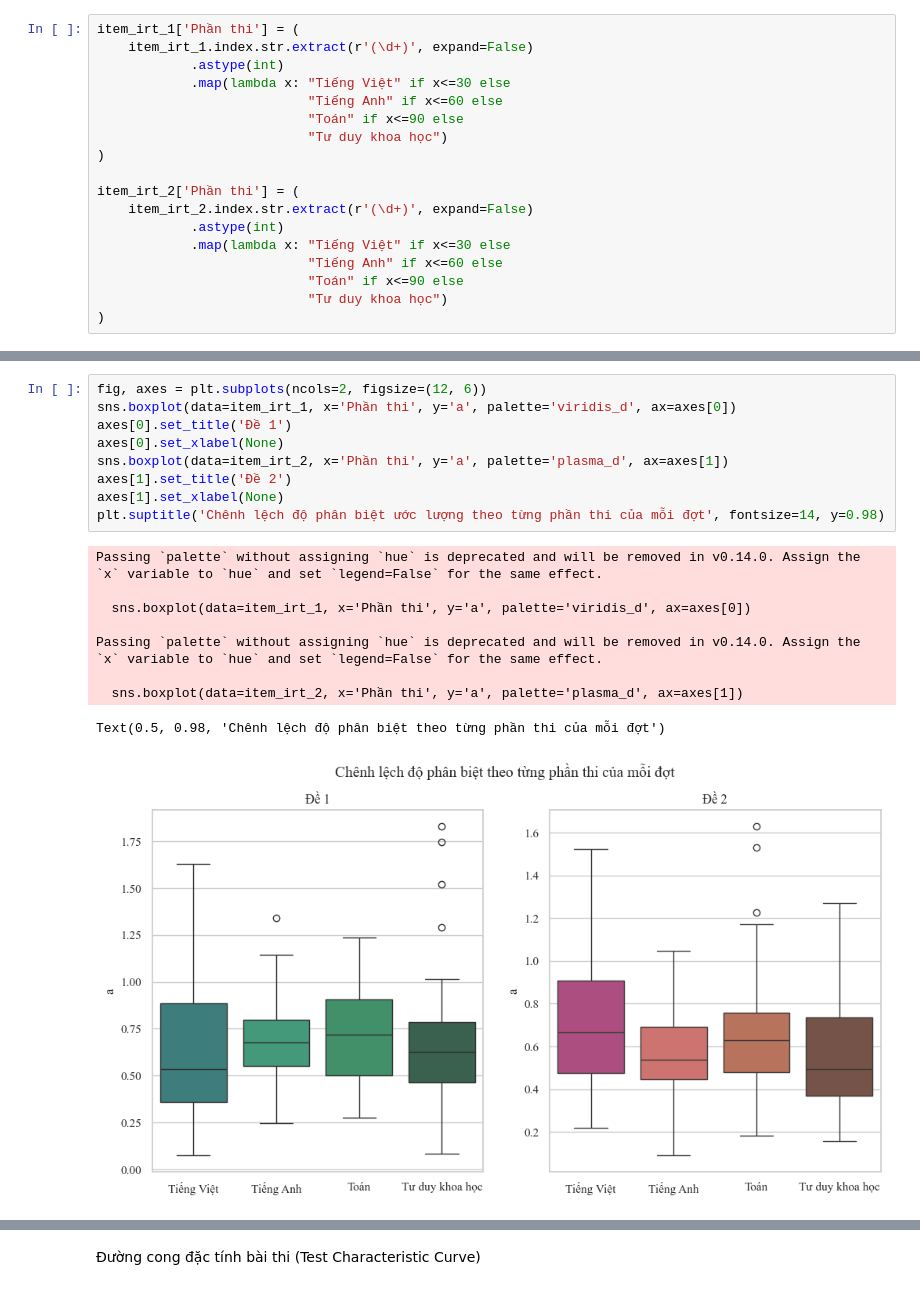
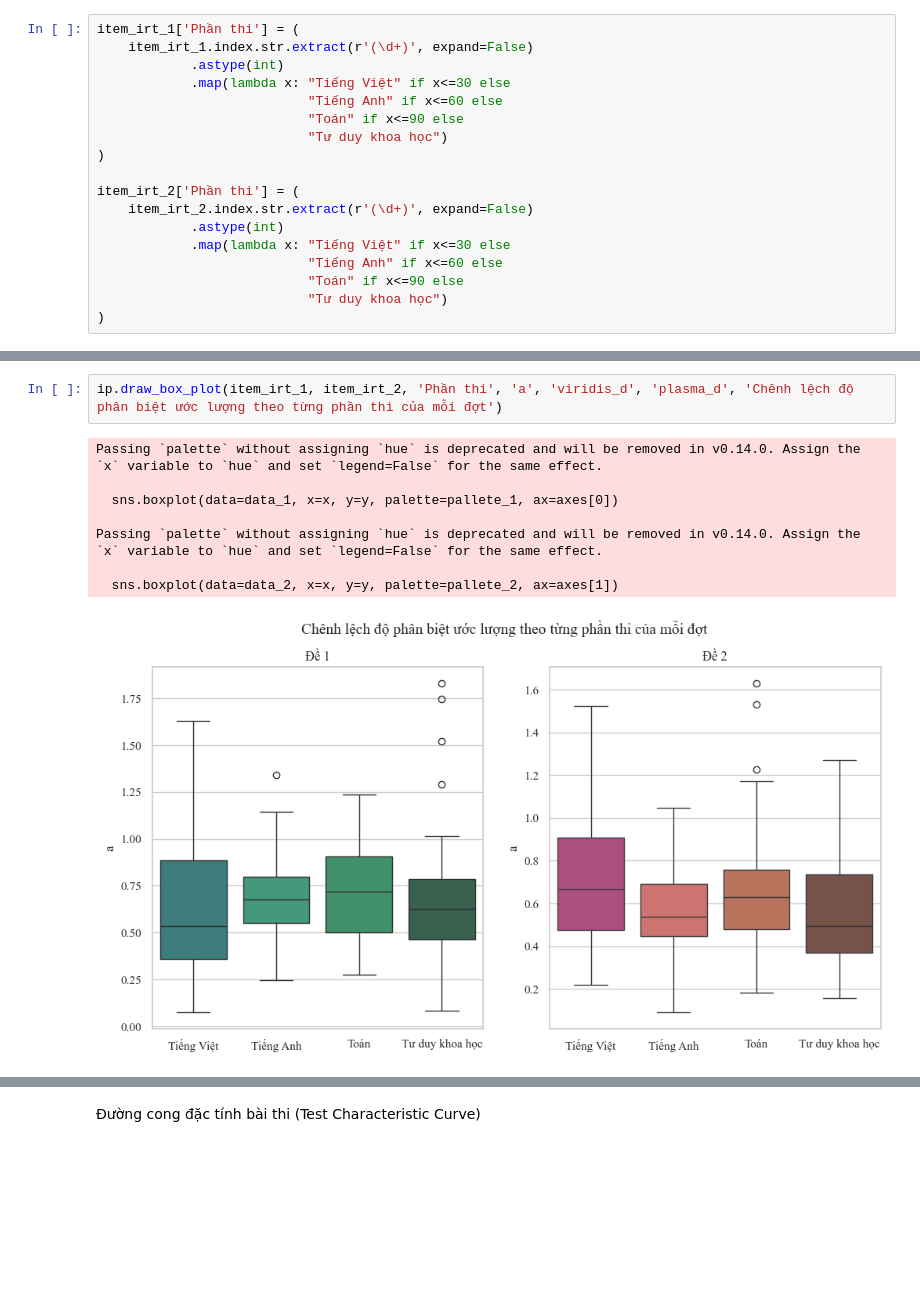
Before and after one commit to DuongThai2712/item-analysis-and-mmle-irt, a Jupyter notebook: main.ipynb, the cells around one changed output, grey strips where cells are left out. Saved outputs shown, nothing was run; the diff lists cells and outputs as text; blank space fills up the shorter version.

```diff
--- a/main.ipynb
+++ b/main.ipynb
@@ -1022,20 +1004,12 @@ item_irt_1
-# %%
-fig, axes = plt.subplots(ncols=2, figsize=(12, 6))
-sns.boxplot(data=item_irt_1, x='Phần thi', y='a', palette='viridis_d', ax=axes[0])
-axes[0].set_title('Đề 1')
-axes[0].set_xlabel(None)
-sns.boxplot(data=item_irt_2, x='Phần thi', y='a', palette='plasma_d', ax=axes[1])
-axes[1].set_title('Đề 2')
-axes[1].set_xlabel(None)
-plt.suptitle('Chênh lệch độ phân biệt ước lượng theo từng phần thi của mỗi đợt', fontsize=14, y=0.98)
-# %% [output]
-Passing `palette` without assigning `hue` is deprecated and will be removed in v0.14.0. Assign the `x` variable to `hue` and set `legend=False` for the same effect.
-
-  sns.boxplot(data=item_irt_1, x='Phần thi', y='a', palette='viridis_d', ax=axes[0])
-
-Passing `palette` without assigning `hue` is deprecated and will be removed in v0.14.0. Assign the `x` variable to `hue` and set `legend=False` for the same effect.
-
-  sns.boxplot(data=item_irt_2, x='Phần thi', y='a', palette='plasma_d', ax=axes[1])
-Text(0.5, 0.98, 'Chênh lệch độ phân biệt theo từng phần thi của mỗi đợt')
-[figure, removed]
+# %%
+ip.draw_box_plot(item_irt_1, item_irt_2, 'Phần thi', 'a', 'viridis_d', 'plasma_d', 'Chênh lệch độ phân biệt ước lượng theo từng phần thi của mỗi đợt')
+# %% [output]
+Passing `palette` without assigning `hue` is deprecated and will be removed in v0.14.0. Assign the `x` variable to `hue` and set `legend=False` for the same effect.
+
+  sns.boxplot(data=data_1, x=x, y=y, palette=pallete_1, ax=axes[0])
+
+Passing `palette` without assigning `hue` is deprecated and will be removed in v0.14.0. Assign the `x` variable to `hue` and set `legend=False` for the same effect.
+
+  sns.boxplot(data=data_2, x=x, y=y, palette=pallete_2, ax=axes[1])
+[figure, added]
 # %%
```
Also changed, not shown: parts of 5 cells of this notebook, 1 other file.
